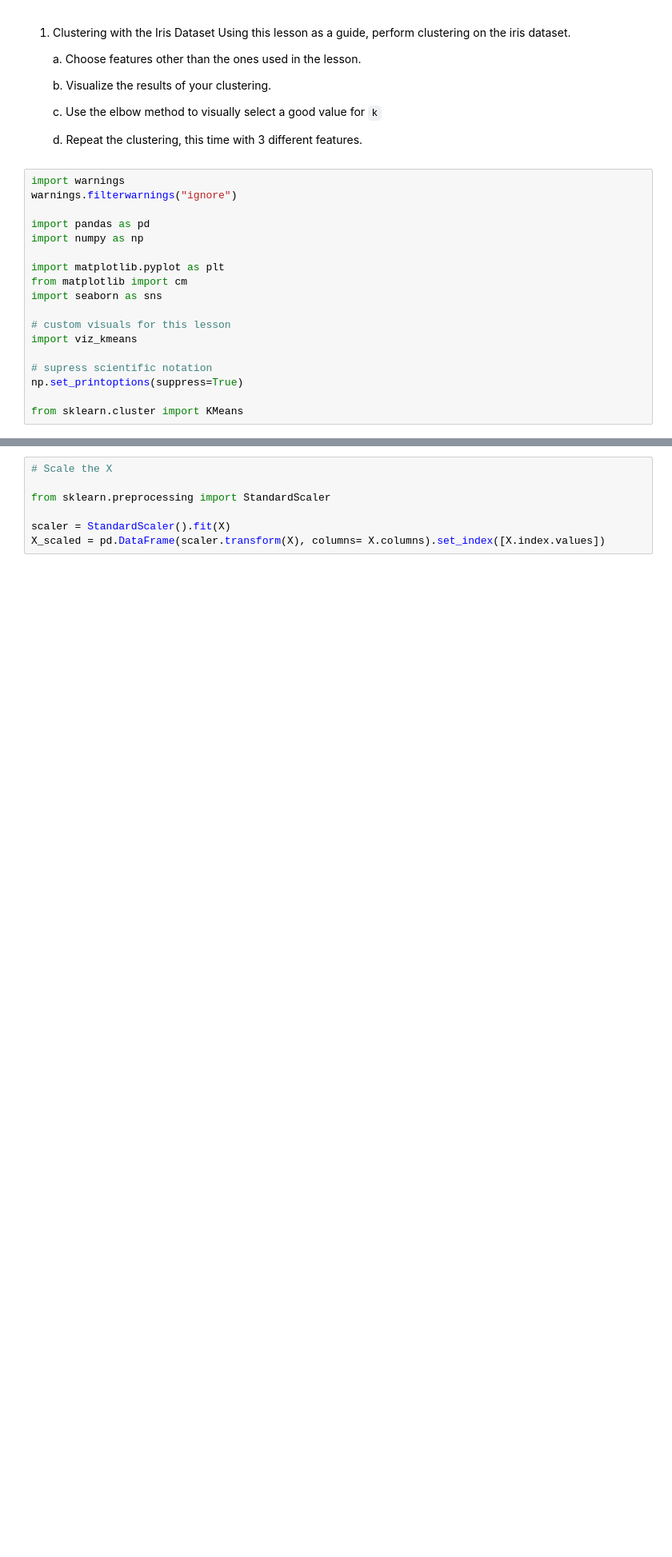
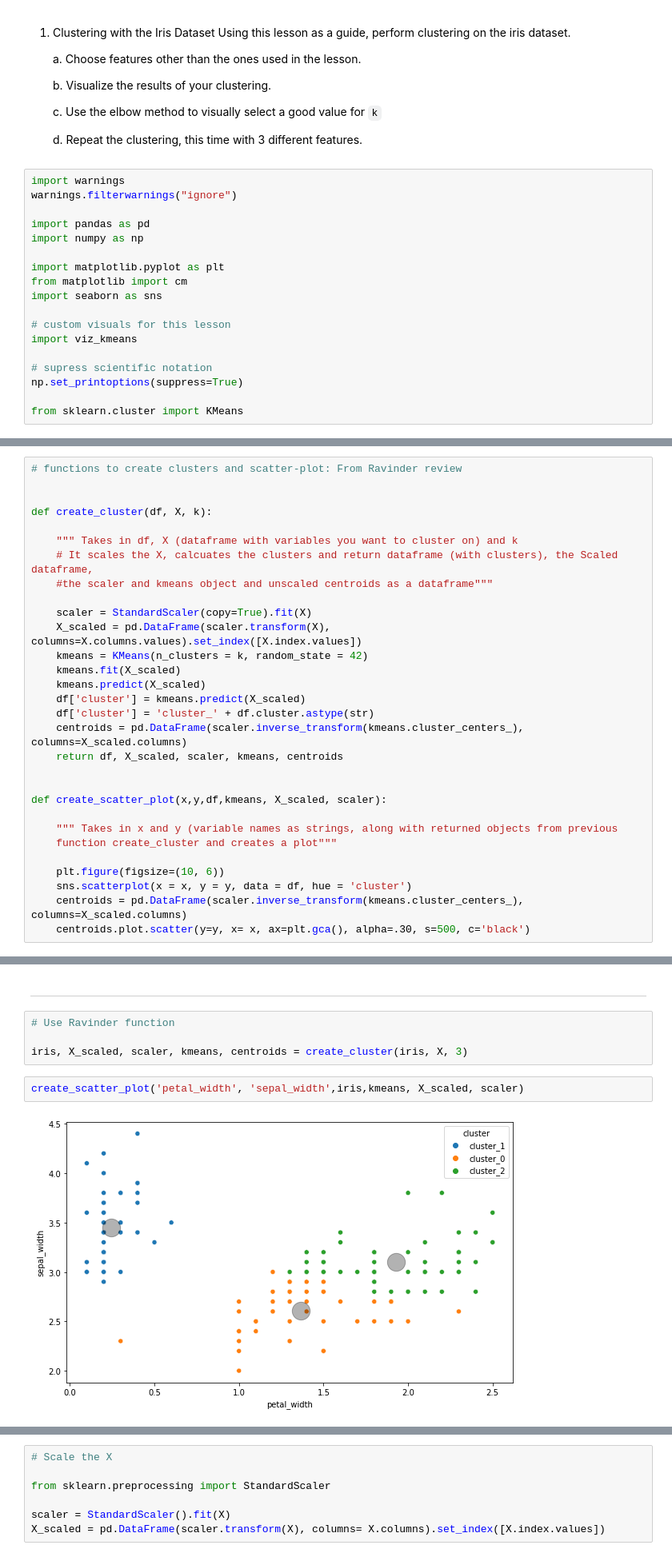
Before and after one commit to Jared-Godar/clustering-exercises, a Jupyter notebook: modeling.ipynb, the cells around one changed output, grey strips where cells are left out. Shown: that part at 80% size. Saved outputs shown, nothing was run; the diff lists cells and outputs as text; blank space fills up the shorter version.

Commit message:
Update clustering ecercises from review

```diff
--- a/modeling.ipynb
+++ b/modeling.ipynb
@@ -46,3 +62,33 @@ iris.head()
+# %%
+# functions to create clusters and scatter-plot: From Ravinder review
+
+
+def create_cluster(df, X, k):
+
+    """ Takes in df, X (dataframe with variables you want to cluster on) and k
+    # It scales the X, calcuates the clusters and return dataframe (with clusters), the Scaled dataframe,
+    #the scaler and kmeans object and unscaled centroids as a dataframe"""
+
+    scaler = StandardScaler(copy=True).fit(X)
+    X_scaled = pd.DataFrame(scaler.transform(X), columns=X.columns.values).set_index([X.index.values])
+    kmeans = KMeans(n_clusters = k, random_state = 42)
+    kmeans.fit(X_scaled)
+    kmeans.predict(X_scaled)
+    df['cluster'] = kmeans.predict(X_scaled)
+    df['cluster'] = 'cluster_' + df.cluster.astype(str)
+    centroids = pd.DataFrame(scaler.inverse_transform(kmeans.cluster_centers_), columns=X_scaled.columns)
+    return df, X_scaled, scaler, kmeans, centroids
+
+
+def create_scatter_plot(x,y,df,kmeans, X_scaled, scaler):
+
+    """ Takes in x and y (variable names as strings, along with returned objects from previous
+    function create_cluster and creates a plot"""
+
+    plt.figure(figsize=(10, 6))
+    sns.scatterplot(x = x, y = y, data = df, hue = 'cluster')
+    centroids = pd.DataFrame(scaler.inverse_transform(kmeans.cluster_centers_), columns=X_scaled.columns)
+    centroids.plot.scatter(y=y, x= x, ax=plt.gca(), alpha=.30, s=500, c='black')
 # %%
 # define independent variables for k-means
 
@@ -54,0 +111,10 @@ X.hist();
+# %% [markdown]
+---
+# %%
+# Use Ravinder function
+
+iris, X_scaled, scaler, kmeans, centroids = create_cluster(iris, X, 3)
+# %%
+create_scatter_plot('petal_width', 'sepal_width',iris,kmeans, X_scaled, scaler)
+# %% [output]
+[figure, added]
```
Also changed, not shown: parts of 41 cells of this notebook.
